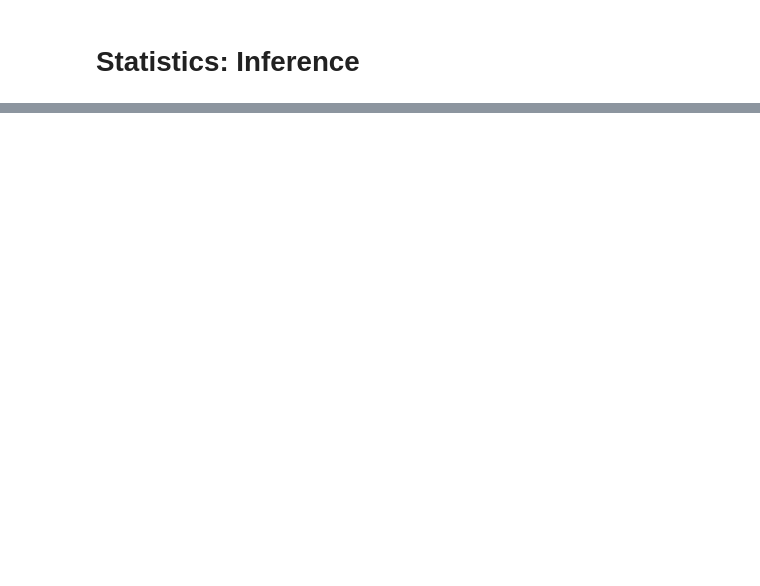
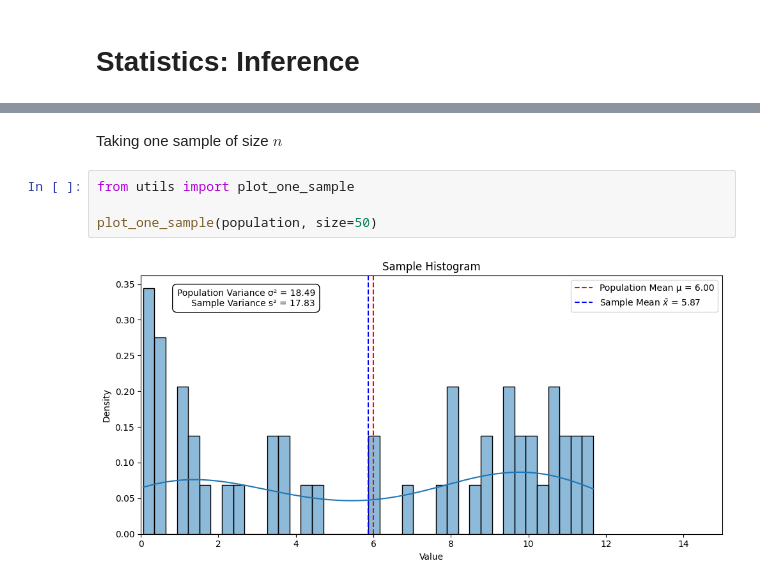
Before and after one commit to leandroohf/statistics, a Jupyter notebook: statistics_inference_cheat_sheet.ipynb, the cells around one changed output, grey strips where cells are left out. Drawn from its saved outputs; the diff is of its cells as text; blank space fills up the shorter version.

```diff
--- a/statistics_inference_cheat_sheet.ipynb
+++ b/statistics_inference_cheat_sheet.ipynb
@@ -39,0 +48,8 @@
+# %% [markdown]
+Taking one sample of size $n$
+# %%
+from utils import plot_one_sample
+
+plot_one_sample(population, size=50)
+# %% [output]
+[figure, added]
```
Also changed, not shown: parts of 36 cells of this notebook, 1 other file.
